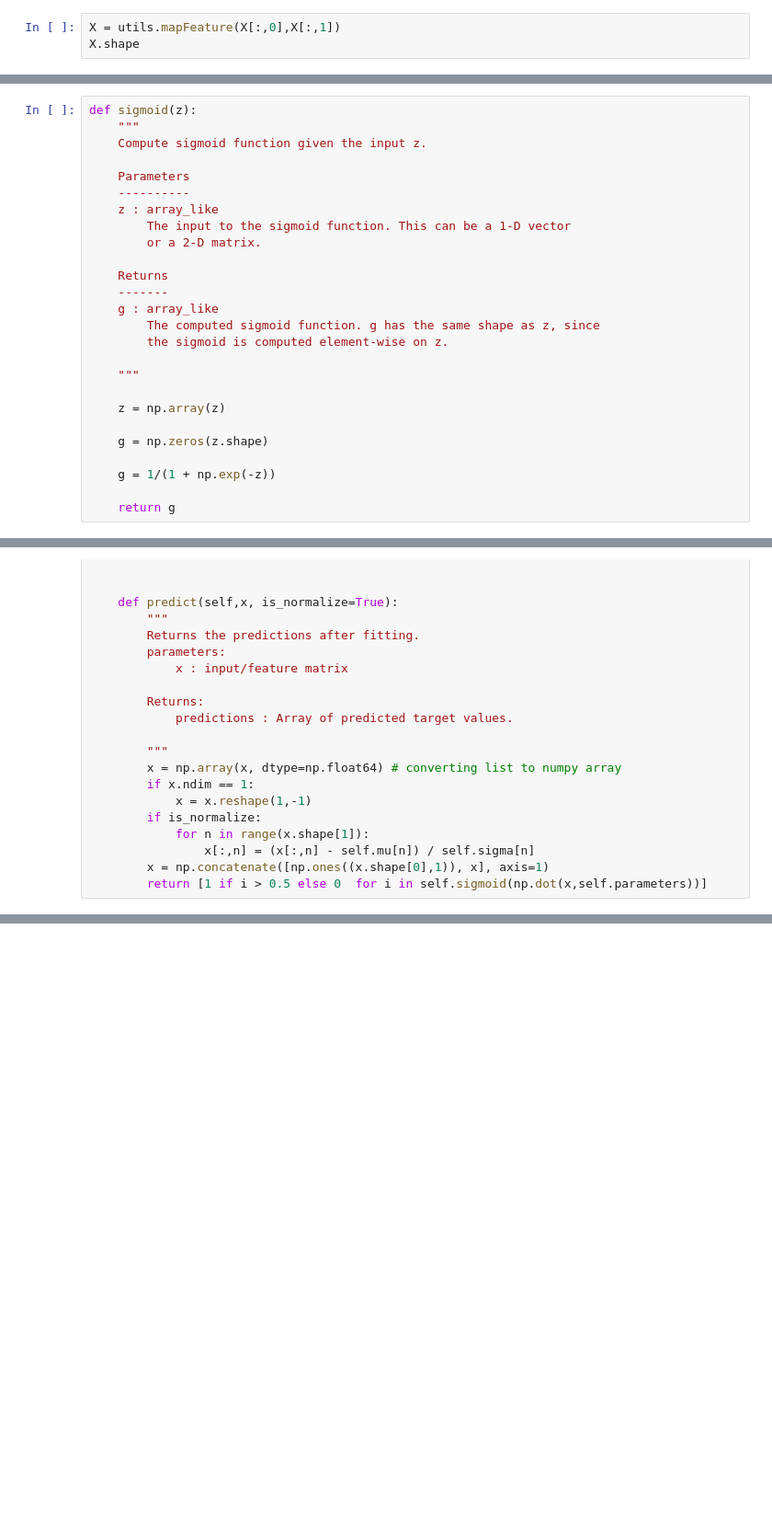
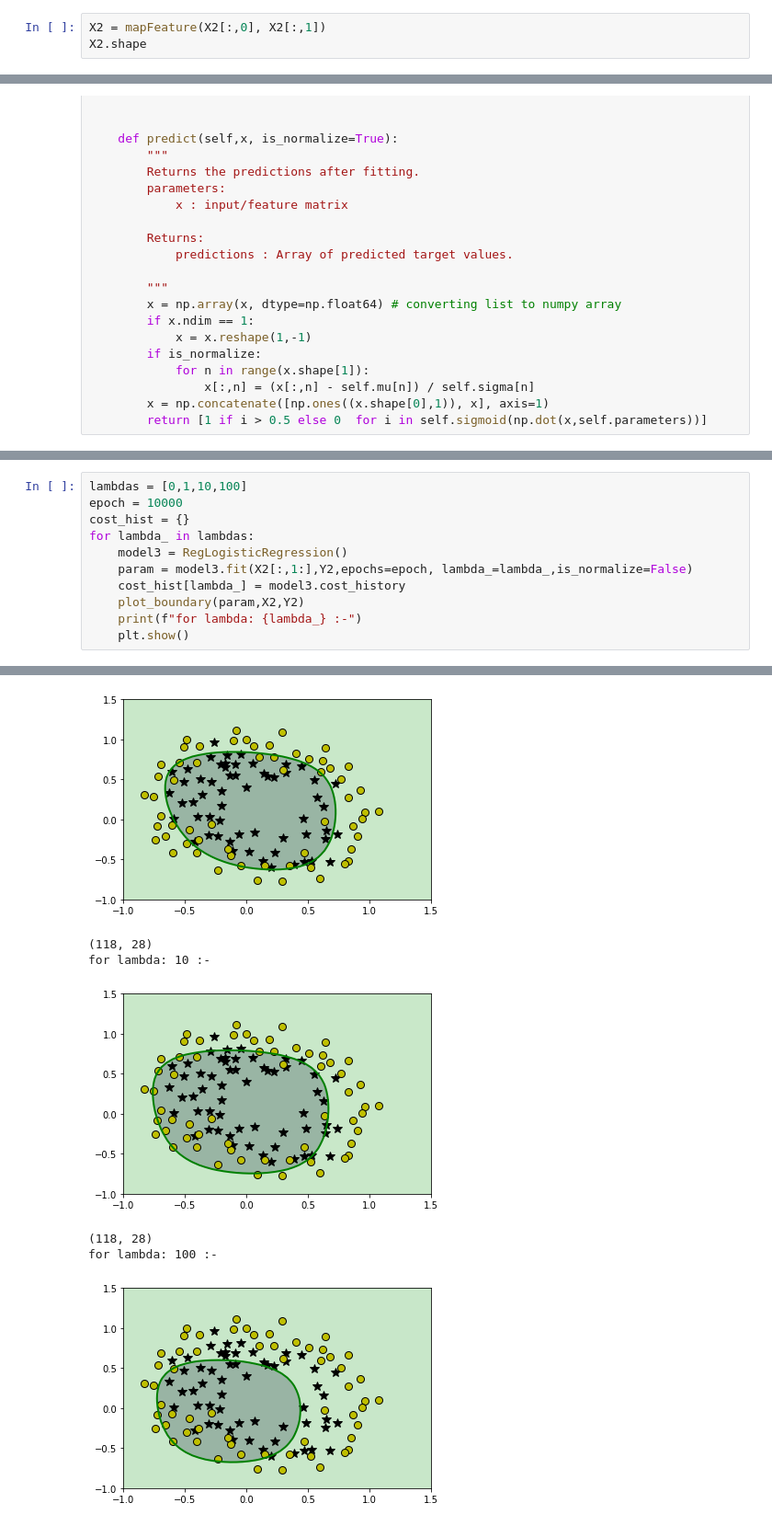
Before and after one commit to SwayamInSync/demystifying_machine_learning, a Jupyter notebook: logistic_regression/notebook.ipynb, the cells around one changed output, grey strips where cells are left out. Shown at 92% size. Drawn from its saved outputs; the diff is of its cells as text; blank space fills up the shorter version.

```diff
--- a/logistic_regression/notebook.ipynb
+++ b/logistic_regression/notebook.ipynb
@@ -170,5 +261,5 @@ print(X.shape, Y.shape)
 # %%
-X = utils.mapFeature(X[:,0],X[:,1])
-X.shape
+X2 = mapFeature(X2[:,0], X2[:,1])
+X2.shape
 # %% [output]
 (118, 28)
@@ -241,26 +285,0 @@ pyplot.show
-# %%
-def sigmoid(z):
-    """
-    Compute sigmoid function given the input z.
-
-    Parameters
-    ----------
-    z : array_like
-        The input to the sigmoid function. This can be a 1-D vector
-        or a 2-D matrix.
-
-    Returns
-    -------
-    g : array_like
-        The computed sigmoid function. g has the same shape as z, since
-        the sigmoid is computed element-wise on z.
-
-    """
-
-    z = np.array(z)
-
-    g = np.zeros(z.shape)
-
-    g = 1/(1 + np.exp(-z))
-
-    return g
@@ -544,0 +442,12 @@ pyplot.show
+# %%
+lambdas = [0,1,10,100]
+epoch = 10000
+cost_hist = {}
+for lambda_ in lambdas:
+    model3 = RegLogisticRegression()
+    param = model3.fit(X2[:,1:],Y2,epochs=epoch, lambda_=lambda_,is_normalize=False)
+    cost_hist[lambda_] = model3.cost_history
+    plot_boundary(param,X2,Y2)
+    print(f"for lambda: {lambda_} :-")
+    plt.show()
+# %% [output]
@@ -544,0 +459,7 @@ pyplot.show
+[figure, added]
+(118, 28)
+for lambda: 10 :-
+[figure, added]
+(118, 28)
+for lambda: 100 :-
+[figure, added]
```
Also changed, not shown: parts of 39 cells of this notebook.
